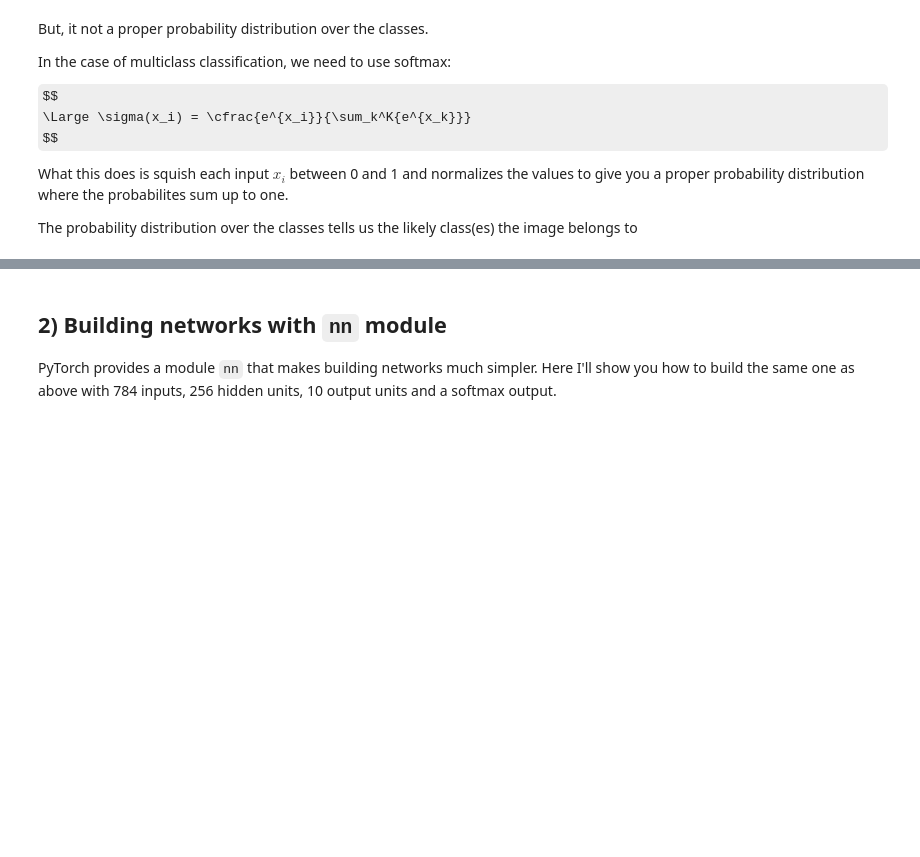
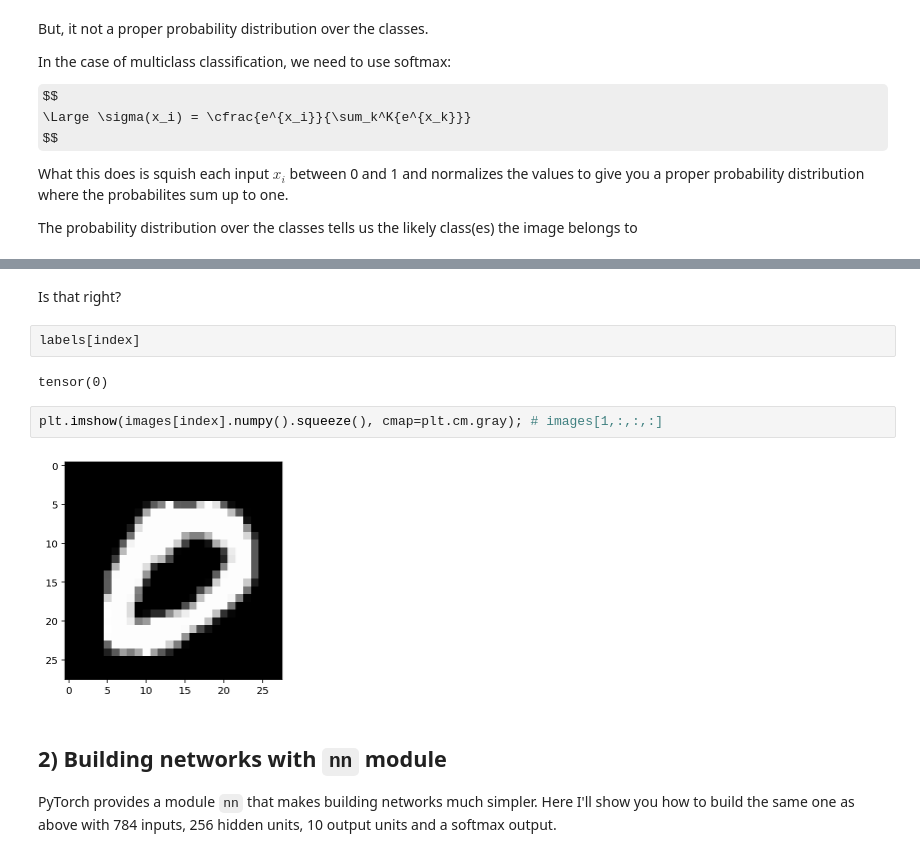
Before and after one commit to ashkan-abbasi66/python-comments, a Jupyter notebook: pytorch/udacity-intro-to-pytorch/Part 2 - Neural Networks in PyTorch.ipynb, the cells around one changed output, grey strips where cells are left out. Drawn from its saved outputs; the diff is of its cells as text; some formulas as TeX source; blank space fills up the shorter version.

```diff
--- a/pytorch/udacity-intro-to-pytorch/Part 2 - Neural Networks in PyTorch.ipynb
+++ b/pytorch/udacity-intro-to-pytorch/Part 2 - Neural Networks in PyTorch.ipynb
@@ -175,3 +128,13 @@ plt.bar(list(range(10)), probabilities.view(-1))
+# %% [markdown]
+Is that right?
+# %%
+labels[index]
+# %% [output]
+tensor(0)
+# %%
+plt.imshow(images[index].numpy().squeeze(), cmap=plt.cm.gray); # images[1,:,:,:]
+# %% [output]
+[figure, added]
 # %% [markdown]
 ## 2) Building networks with `nn` module
 
```
Also changed, not shown: parts of 36 cells of this notebook, 2 other files.
